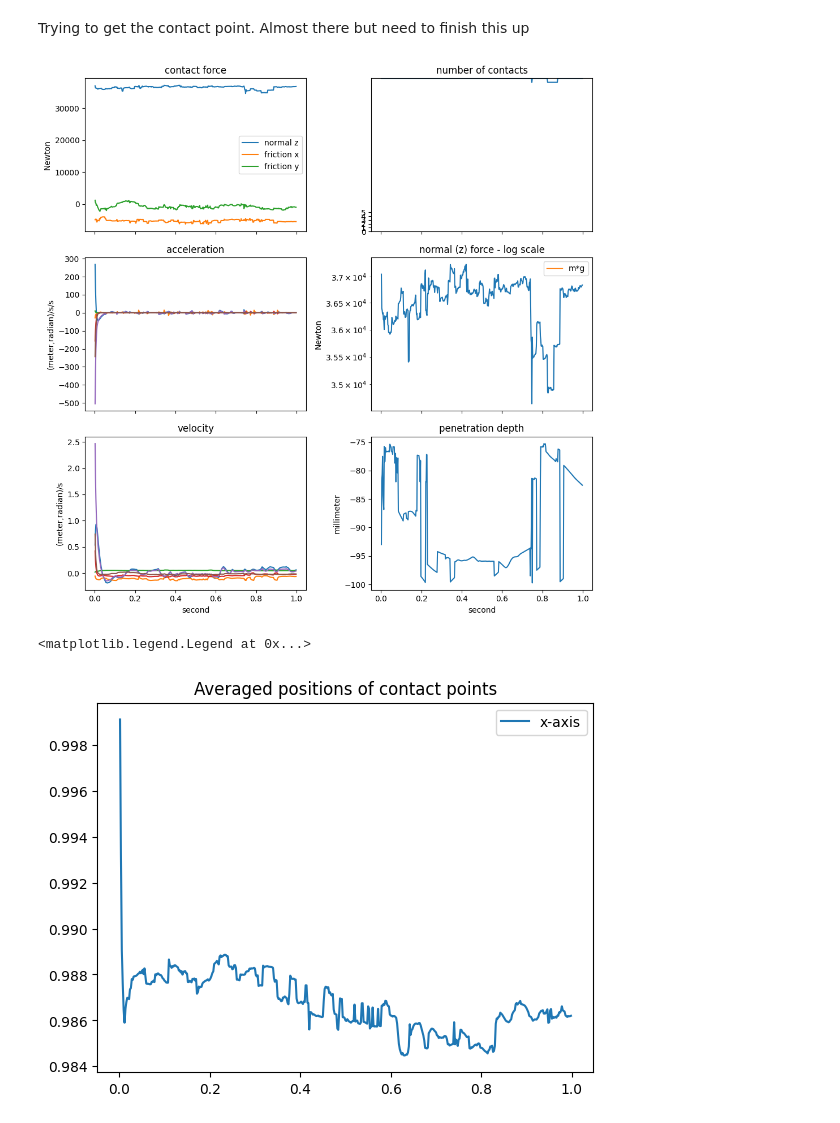
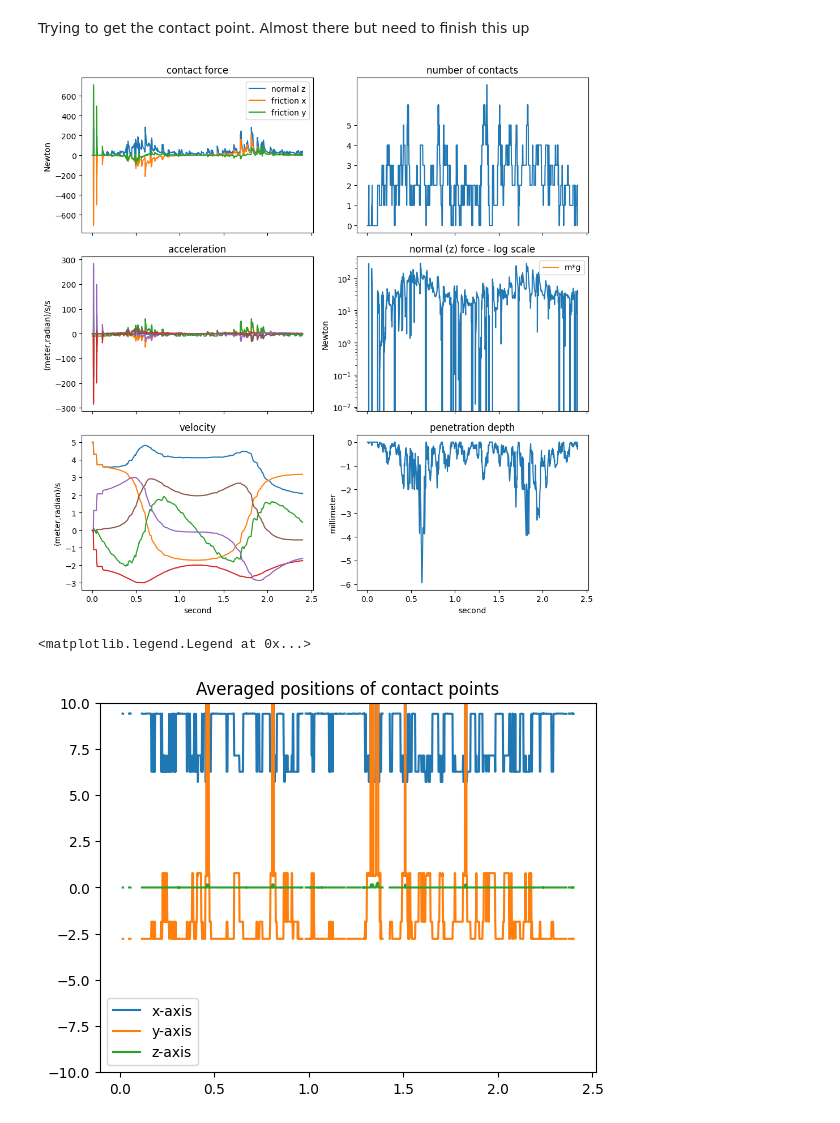
Before and after one commit to AidaTheShip/cyr-wheel, a Jupyter notebook: Reinforcement Learning/cyrwheelmodel.ipynb, the cells around one changed output. Saved outputs shown, nothing was run; the diff lists cells and outputs as text; code cells hidden in the pictures.

Commit message:
Trying to figure out contact position stuff, improvement but something still going wrong

```diff
--- a/Reinforcement Learning/cyrwheelmodel.ipynb
+++ b/Reinforcement Learning/cyrwheelmodel.ipynb
@@ -119,7 +119,7 @@ render(xml, 7, 20, "track")
 # %% [markdown]
 Contact forces
 # %%
-n_frames = 200
+n_frames = 400
 height = 240
 width = 320
 frames = []
@@ -156,7 +156,7 @@ media.show_video(frames, fps=30)
 # %% [markdown]
 Trying to get the contact point. Almost there but need to finish this up
 # %%
-n_steps = 499
+n_steps = 1200
 
 # allocate
 sim_time = np.zeros(n_steps)
@@ -166,11 +166,14 @@ velocity = np.zeros((n_steps, model.nv))
 penetration = np.zeros(n_steps)
 acceleration = np.zeros((n_steps, model.nv))
 forcetorque = np.zeros(6)
-contacts = np.zeros((n_steps, 3))
+contacts = []
 
+'''
 # random initial rotational velocity:
 mujoco.mj_resetData(model, data)
 data.qvel[3:6] = 2*np.random.randn(3)
+'''
+mujoco.mj_resetDataKeyframe(model, data, 0) #set frame to frame 0 with init parametrs as defined in xml
 
 # simulate and save data
 for i in range(n_steps):
@@ -179,7 +182,7 @@ for i in range(n_steps):
   ncon[i] = data.ncon
 
   #average position of contact forces
-  contacts[i] = np.mean(data.contact.pos, axis = 0) #data.contact.pos contains [x,y,z] positions for every contact point, here we average the contact points
+  contacts.append(data.contact.pos) #np.mean(data.contact.pos, axis = 0) #data.contact.pos contains [x,y,z] positions for every contact point, here we average the contact points
 
   velocity[i] = data.qvel[:]
   acceleration[i] = data.qacc[:]
@@ -230,13 +233,23 @@ ax[2,1].set_xlabel('second')
 
 plt.tight_layout()
 # %% [output]
-[figure, old version]
+[figure, new version]
+# %%
+mean_pos = []
+
+for i in range(len(sim_time)):
+    mean_pos.append( np.mean(contacts[i], axis = 0) )
+
+mean_position = np.array(mean_pos)
 # %%
-plt.plot(sim_time, contacts[:,0], label = "x-axis")
-# plt.plot(sim_time, contacts[:,1], label = "y-axis")
-# plt.plot(sim_time, contacts[:,2], label = "z-axis")
+plt.plot(sim_time, mean_position[:,0], label = "x-axis")
+
+plt.plot(sim_time, mean_position[:,1], label = "y-axis")
+plt.plot(sim_time, mean_position[:,2], label = "z-axis")
 plt.title("Averaged positions of contact points")
+# plt.xlim(1.77,1.8)
+plt.ylim(-10,10)
 plt.legend()
 # %% [output]
 <matplotlib.legend.Legend at 0x...>
-[figure, old version]
+[figure, new version]
```
Also changed, not shown: parts of 2 cells of this notebook.
